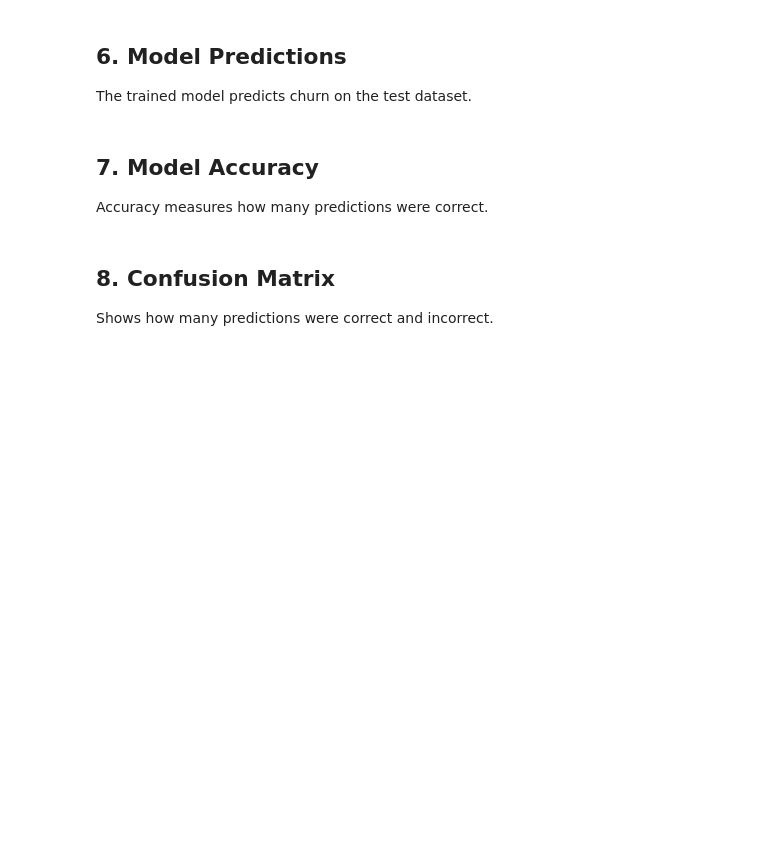
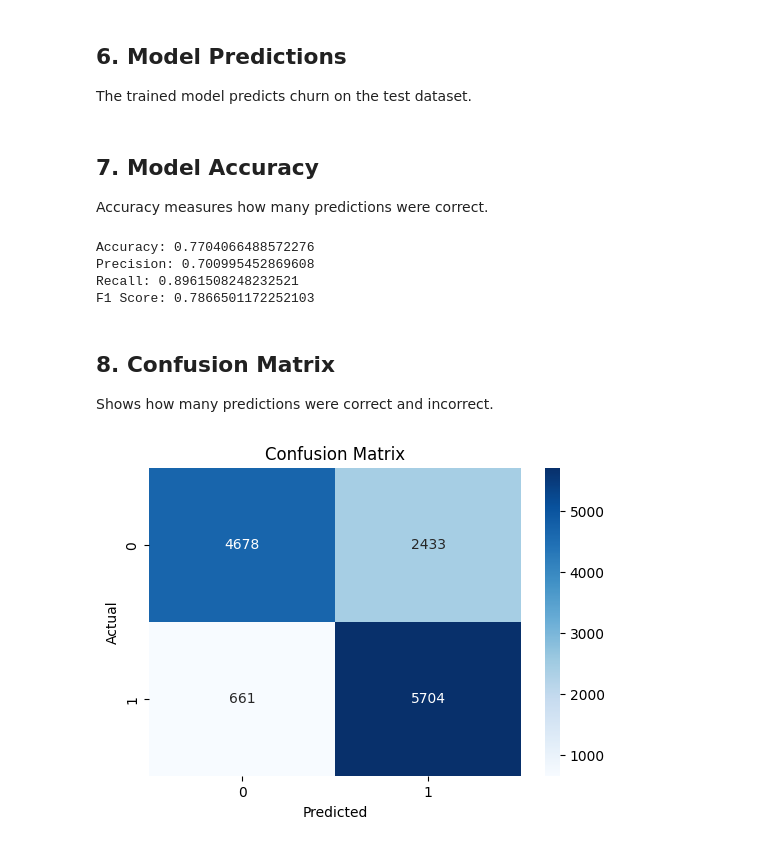
Before and after one commit to linda-bsharat/telco-customer-churn-prediction, a Jupyter notebook: notebooks/ 03_model_building.ipynb, the cells around one changed output. Drawn from its saved outputs; the diff is of its cells as text; code cells hidden in the pictures; blank space fills up the shorter version.

Commit message:
Logistic Regression (First Model)

```diff
--- a/notebooks/ 03_model_building.ipynb
+++ b/notebooks/ 03_model_building.ipynb
@@ -44,2 +49,12 @@ df.head()
 # %% [markdown]
 ##**3. Define Features and Target**
+# %%
+# Define features and target
+X = df.drop('Churn', axis=1)
+y = df['Churn']
+
+# Check
+print("Features shape:", X.shape)
+print("Target shape:", y.shape)
+print("\nFeature columns:")
+print(X.columns.tolist())
@@ -49,3 +70,13 @@ df.head()
 We divide the dataset into training and testing sets.
 Training data is used to train the model.
 Testing data is used to evaluate model performance.
+# %%
+X_train, X_test, y_train, y_test = train_test_split(
+    X,
+    y,
+    test_size=0.2,
+    random_state=42
+)
+
+print("Training set:", X_train.shape)
+print("Testing set:", X_test.shape)
@@ -53,3 +87,10 @@ Testing data is used to evaluate model performance.
 ## **5. Logistic Regression Model**
 
 Logistic Regression is commonly used for binary classification problems like churn prediction.
+# %%
+pipeline = Pipeline([
+    ('scaler', StandardScaler()),
+    ('model', LogisticRegression(max_iter=1000))
+])
+
+pipeline.fit(X_train, y_train)
@@ -57,11 +101,34 @@ Logistic Regression is commonly used for binary classification problems like chu
 ## **6. Model Predictions**
 
 The trained model predicts churn on the test dataset.
+# %%
+y_pred = pipeline.predict(X_test)
 # %% [markdown]
 ## **7. Model Accuracy**
 
 Accuracy measures how many predictions were correct.
+# %%
+print("Accuracy:", accuracy_score(y_test, y_pred))
+print("Precision:", precision_score(y_test, y_pred))
+print("Recall:", recall_score(y_test, y_pred))
+print("F1 Score:", f1_score(y_test, y_pred))
+# %% [output]
+Accuracy: 0.7704066488572276
+Precision: 0.700995452869608
+Recall: 0.8961508248232521
+F1 Score: 0.7866501172252103
 # %% [markdown]
 ## **8. Confusion Matrix**
 
 Shows how many predictions were correct and incorrect.
+# %%
+cm = confusion_matrix(y_test, y_pred)
+
+plt.figure(figsize=(6,4))
+sns.heatmap(cm, annot=True, fmt='d', cmap='Blues')
+plt.xlabel("Predicted")
+plt.ylabel("Actual")
+plt.title("Confusion Matrix")
+plt.show()
+# %% [output]
+[figure, added]
```
Also changed, not shown: parts of 5 cells of this notebook.
